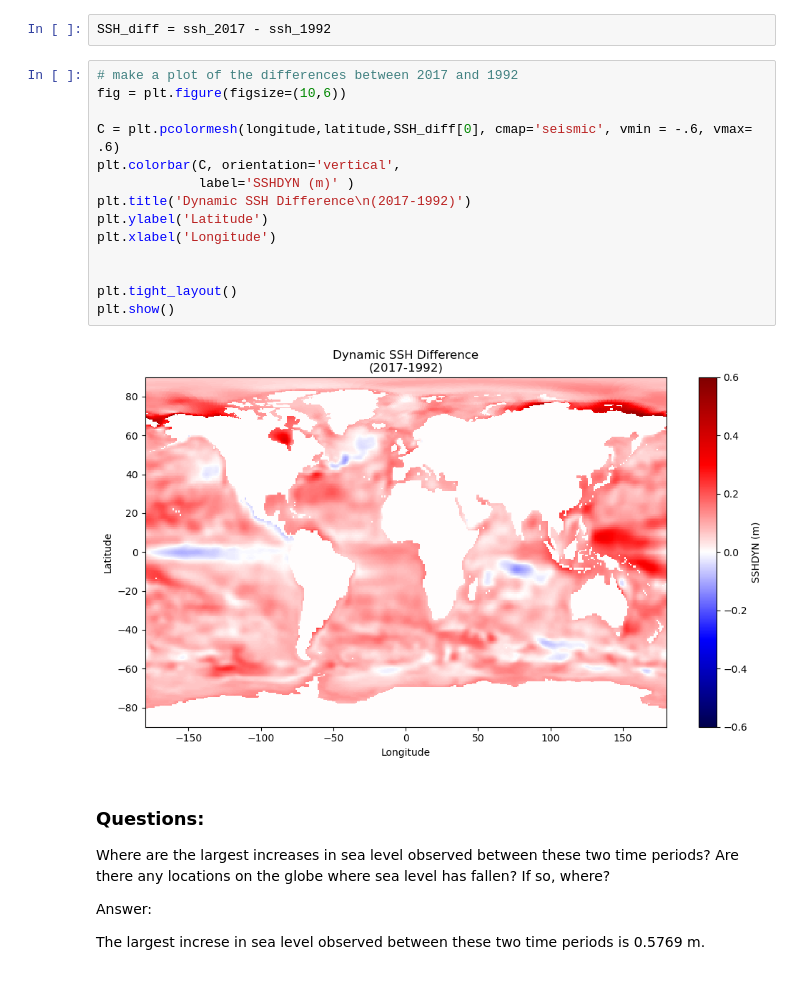
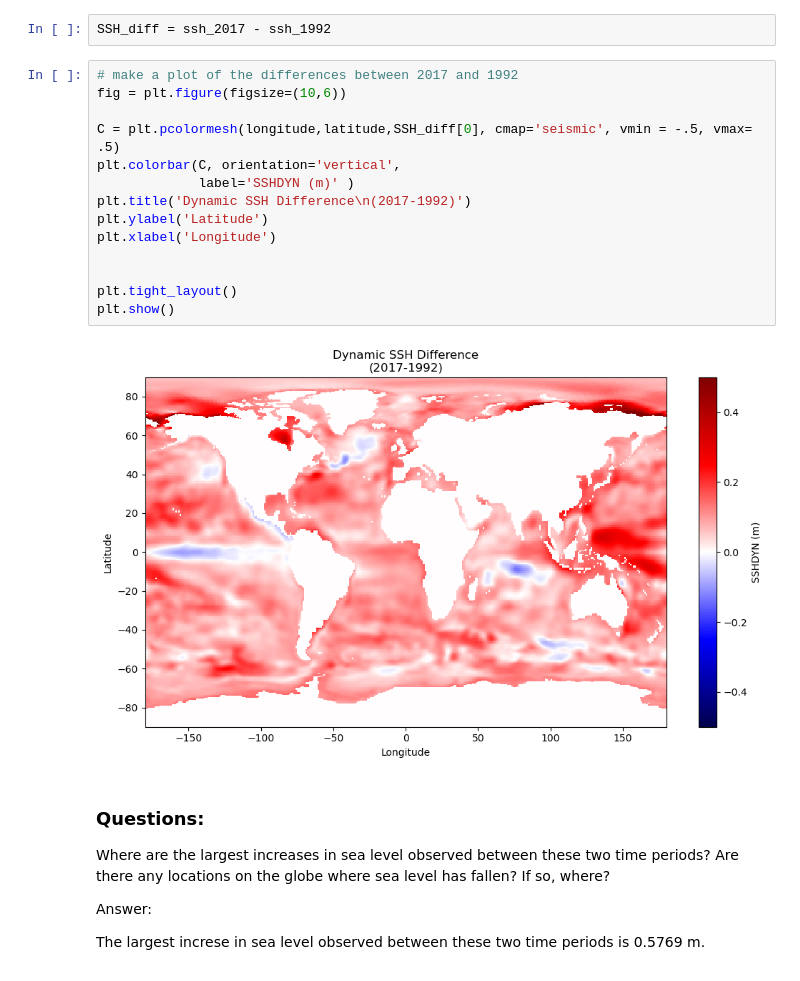
Before and after one commit to tparker1/cs185c_fall2024, a Jupyter notebook: Homework/Homework_4/HW4 Sea Level Rise.ipynb, the cells around one changed output. Drawn from its saved outputs; the diff is of its cells as text.

```diff
--- a/Homework/Homework_4/HW4 Sea Level Rise.ipynb
+++ b/Homework/Homework_4/HW4 Sea Level Rise.ipynb
@@ -45,19 +45,19 @@ SSH_diff = ssh_2017 - ssh_1992
 # %%
 # make a plot of the differences between 2017 and 1992
 fig = plt.figure(figsize=(10,6))
 
-C = plt.pcolormesh(longitude,latitude,SSH_diff[0], cmap='seismic', vmin = -.6, vmax= .6)
+C = plt.pcolormesh(longitude,latitude,SSH_diff[0], cmap='seismic', vmin = -.5, vmax= .5)
 plt.colorbar(C, orientation='vertical',
              label='SSHDYN (m)' )
 plt.title('Dynamic SSH Difference\n(2017-1992)')
 plt.ylabel('Latitude')
 plt.xlabel('Longitude')
 
 
 plt.tight_layout()
 plt.show()
 # %% [output]
-[figure, old version]
+[figure, new version]
 # %% [markdown]
 ### Questions:
 Where are the largest increases in sea level observed between these two time periods? Are there any locations on the globe where sea level has fallen? If so, where?
```
Also changed, not shown: parts of 1 cell of this notebook.
